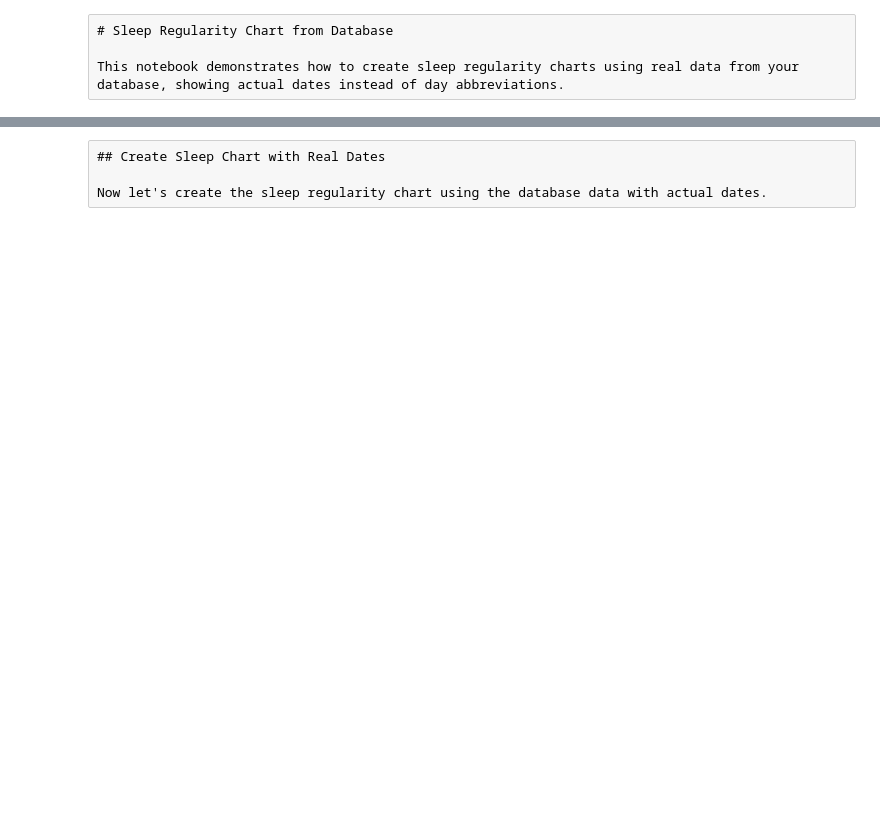
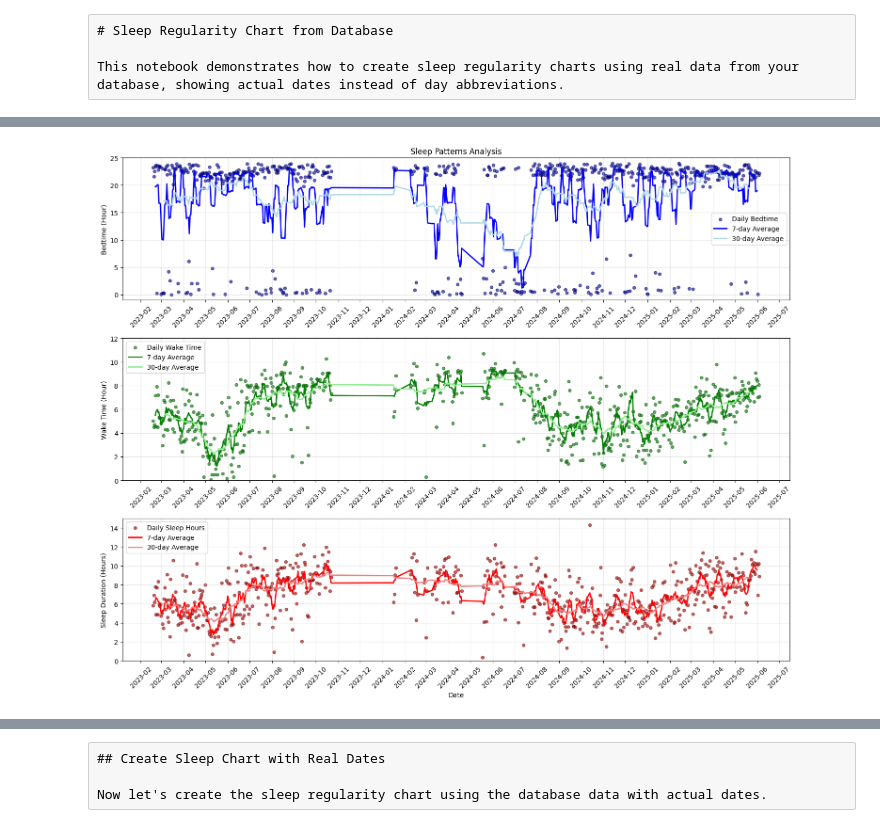
Before and after one commit to michel8195/healthdatabase, a Jupyter notebook: notebooks/sleep_chart_database.ipynb, the cells around one changed output, grey strips where cells are left out. Cells and saved outputs as stored; diff of their text form; code cells hidden in the pictures; blank space fills up the shorter version.

```diff
--- a/notebooks/sleep_chart_database.ipynb
+++ b/notebooks/sleep_chart_database.ipynb
@@ -15,3 +17,9 @@ sys.path.append(os.path.join(os.path.dirname(os.getcwd())))
 from database.sleep_queries import get_recent_sleep_data, SleepDataExtractor, get_sleep_data_by_date_range
 from visualization.sleep_chart import create_sleep_chart
 from visualization.sleep_utils import calculate_sleep_metrics
+from database.connection import DatabaseConnection
+
+db_connection = DatabaseConnection()
+
+df = db_connection.query_to_dataframe('SELECT * FROM sleep_data')
+df.head()
@@ -21,0 +184,81 @@ Let's load the most recent 7 days of sleep data from your database.
+# %%
+# Create comprehensive sleep analysis plots
+import matplotlib.pyplot as plt
+import matplotlib.dates as mdates
+from datetime import datetime, timedelta
+import numpy as np
+
+# Prepare data for plotting
+df_plot = df.copy()
+
+# Remove rows where sleep hours are 0
+df_plot = df_plot[df_plot['total_sleep_hours'] > 0]
+
+df_plot['bedtime_hour'] = df_plot['bedtime_minutes'] / 60
+df_plot['waketime_hour'] = df_plot['waketime_minutes'] / 60
+
+# Handle bedtime hours > 24 (past midnight)
+df_plot['bedtime_hour'] = df_plot['bedtime_hour'].apply(lambda x: x - 24 if x >= 24 else x)
+
+# Sort by date for proper plotting
+df_plot = df_plot.sort_values('date')
+
+# Calculate rolling averages
+df_plot['bedtime_7day_avg'] = df_plot['bedtime_hour'].rolling(window=7, center=True).mean()
+df_plot['waketime_7day_avg'] = df_plot['waketime_hour'].rolling(window=7, center=True).mean()
+df_plot['sleep_7day_avg'] = df_plot['total_sleep_hours'].rolling(window=7, center=True).mean()
+
+df_plot['bedtime_30day_avg'] = df_plot['bedtime_hour'].rolling(window=30, center=True).mean()
+df_plot['waketime_30day_avg'] = df_plot['waketime_hour'].rolling(window=30, center=True).mean()
+df_plot['sleep_30day_avg'] = df_plot['total_sleep_hours'].rolling(window=30, center=True).mean()
+
+# Create the plot
+fig, (ax1, ax2, ax3) = plt.subplots(3, 1, figsize=(15, 12))
+
+# Plot 1: Bedtime
+ax1.scatter(df_plot['date'], df_plot['bedtime_hour'], alpha=0.6, s=20, color='navy', label='Daily Bedtime')
+ax1.plot(df_plot['date'], df_plot['bedtime_7day_avg'], color='blue', linewidth=2, label='7-day Average')
+ax1.plot(df_plot['date'], df_plot['bedtime_30day_avg'], color='lightblue', linewidth=2, label='30-day Average')
+ax1.set_ylabel('Bedtime (Hour)')
+ax1.set_title('Sleep Patterns Analysis')
+ax1.legend()
+ax1.grid(True, alpha=0.3)
+ax1.set_ylim(-1, 25)
+
+# Plot 2: Wake time
+ax2.scatter(df_plot['date'], df_plot['waketime_hour'], alpha=0.6, s=20, color='darkgreen', label='Daily Wake Time')
+ax2.plot(df_plot['date'], df_plot['waketime_7day_avg'], color='green', linewidth=2, label='7-day Average')
+ax2.plot(df_plot['date'], df_plot['waketime_30day_avg'], color='lightgreen', linewidth=2, label='30-day Average')
+ax2.set_ylabel('Wake Time (Hour)')
+ax2.legend()
+ax2.grid(True, alpha=0.3)
+ax2.set_ylim(0, 12)
+
+# Plot 3: Sleep duration
+ax3.scatter(df_plot['date'], df_plot['total_sleep_hours'], alpha=0.6, s=20, color='darkred', label='Daily Sleep Hours')
+ax3.plot(df_plot['date'], df_plot['sleep_7day_avg'], color='red', linewidth=2, label='7-day Average')
+ax3.plot(df_plot['date'], df_plot['sleep_30day_avg'], color='lightcoral', linewidth=2, label='30-day Average')
+ax3.set_ylabel('Sleep Duration (Hours)')
+ax3.set_xlabel('Date')
+ax3.legend()
+ax3.grid(True, alpha=0.3)
+ax3.set_ylim(0, 15)
+
+# Format x-axis for all subplots
+for ax in [ax1, ax2, ax3]:
+    ax.xaxis.set_major_formatter(mdates.DateFormatter('%Y-%m'))
+    ax.xaxis.set_major_locator(mdates.MonthLocator())
+    plt.setp(ax.xaxis.get_majorticklabels(), rotation=45)
+
+plt.tight_layout()
+plt.show()
+
+# Print summary statistics
+print("Sleep Pattern Summary:")
+print("=" * 50)
+print(f"Average bedtime: {df_plot['bedtime_hour'].mean():.2f} hours ({minutes_to_time(df_plot['bedtime_minutes'].mean())})")
+print(f"Average wake time: {df_plot['waketime_hour'].mean():.2f} hours ({minutes_to_time(df_plot['waketime_minutes'].mean())})")
+print(f"Average sleep duration: {df_plot['total_sleep_hours'].mean():.2f} hours")
+print(f"Sleep duration std dev: {df_plot['total_sleep_hours'].std():.2f} hours")
+# %% [output]
+[figure, added]
```
Also changed, not shown: parts of 11 cells of this notebook.
